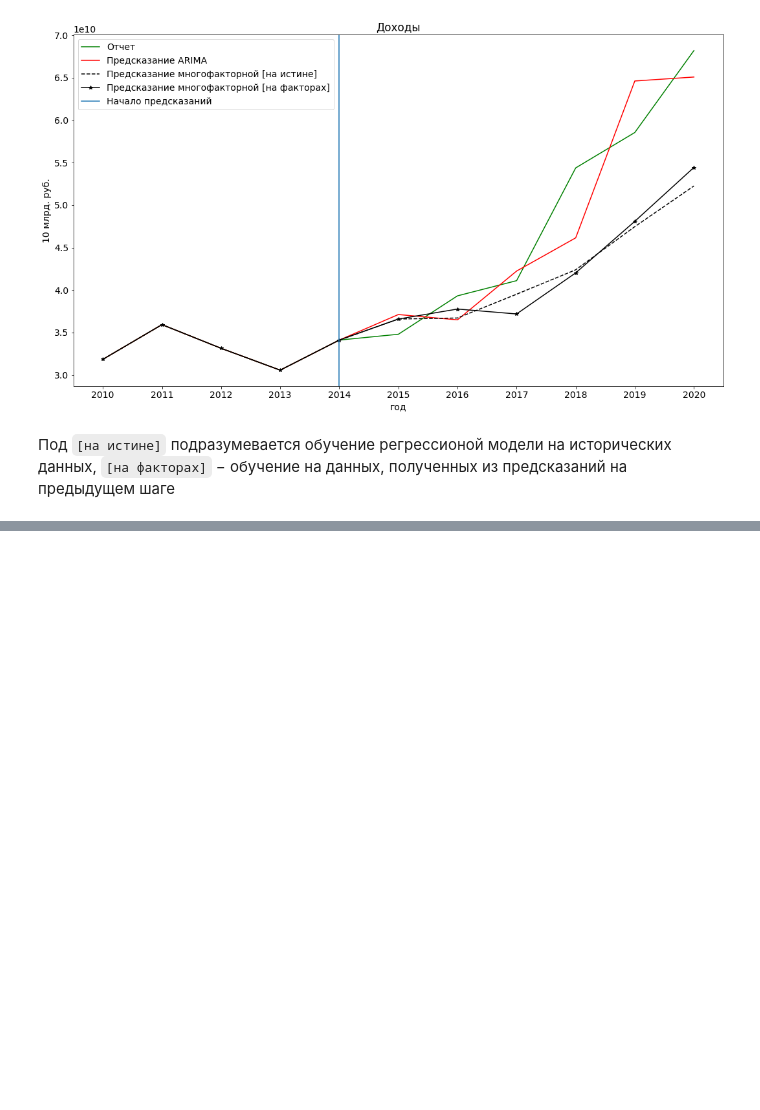
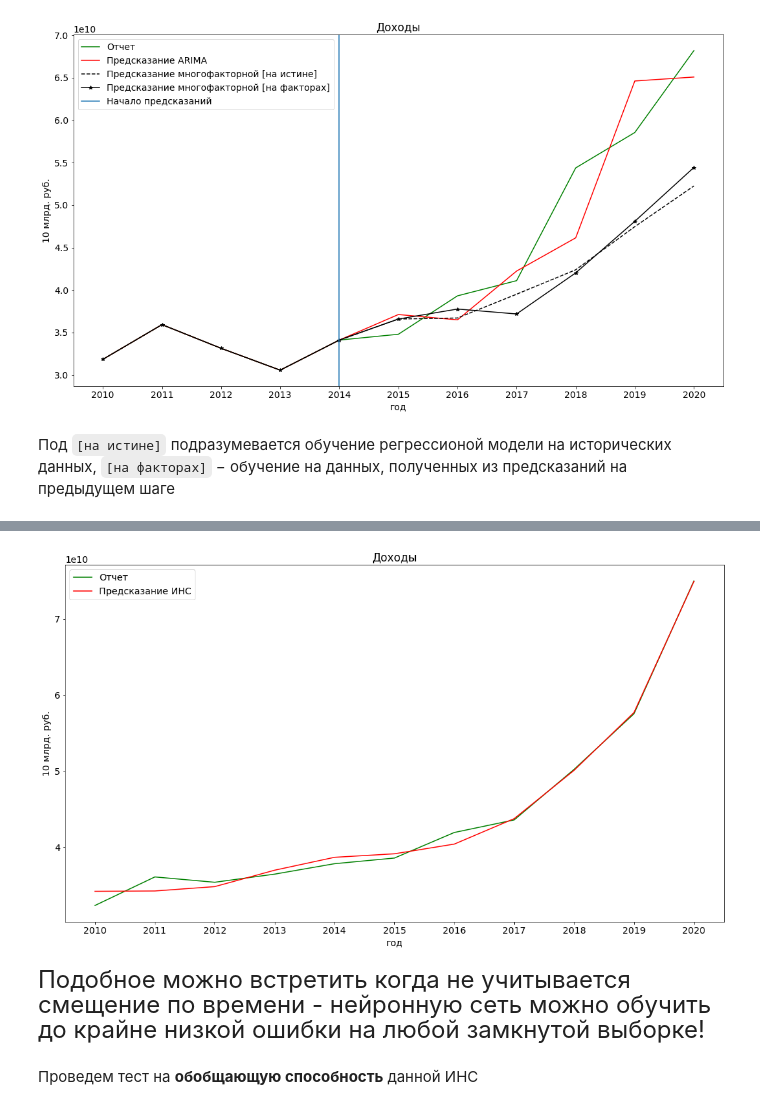
Before and after one commit to vasilisc-team/vasilisc.budget, a Jupyter notebook: research/ResearchJupyter.ipynb, the cells around one changed output, grey strips where cells are left out. Drawn from its saved outputs; the diff is of its cells as text; code cells hidden in the pictures; blank space fills up the shorter version.

```diff
--- a/research/ResearchJupyter.ipynb
+++ b/research/ResearchJupyter.ipynb
@@ -487,0 +551,20 @@ plt.show()
+# %%
+plt.rcParams.update({'font.size': 14})
+fig, ax = plt.subplots(1, figsize=(18, 10))
+
+ax.set_title("Доходы")
+ax.plot([x for x in data_profit.keys()], y, 'g', label="Отчет")
+ax.plot([x for x in data_profit.keys()], y_hat * 1e11, 'r', label="Предсказание ИНС")
+
+ax.set_ylabel("10 млрд. руб.")
+ax.set_xlabel("год")
+ax.legend(loc="best")
+
+plt.subplots_adjust(hspace=0.3)
+plt.show()
+# %% [output]
+[figure, added]
+# %% [markdown]
+<font size="5">Подобное можно встретить когда не учитывается смещение по времени - нейронную сеть можно обучить до крайне низкой ошибки на любой замкнутой выборке!</font>
+# %% [markdown]
+Проведем тест на **обобщающую способность** данной ИНС
```
Also changed, not shown: parts of 15 cells of this notebook, 1 other file.
